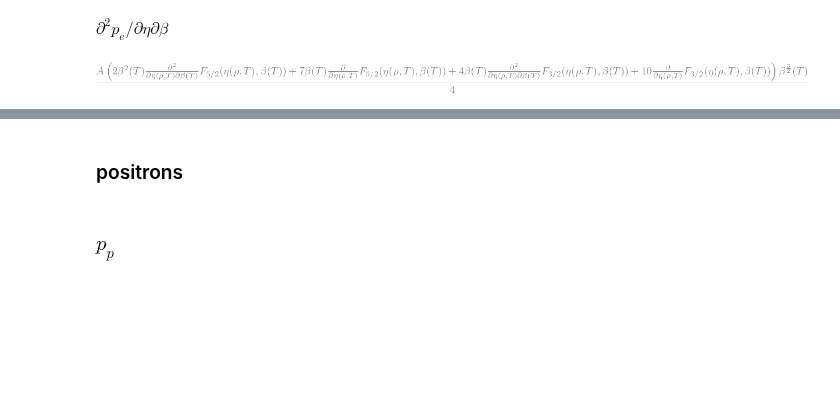
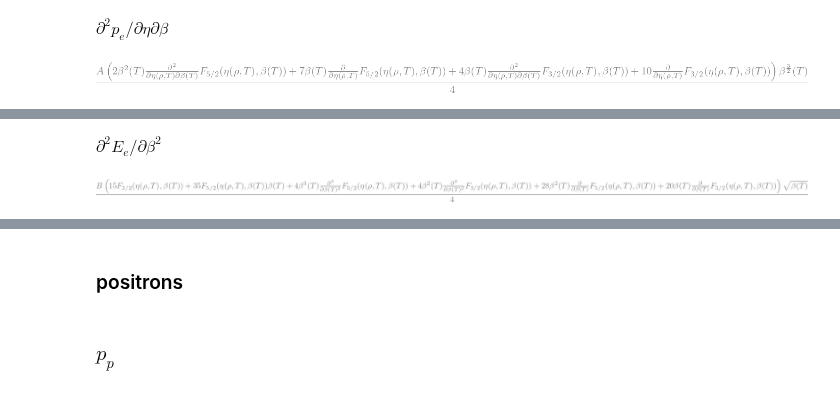
Before and after one commit to zingale/electron_positron_cxx, a Jupyter notebook: degenerate_derivatives.ipynb, the cells around one changed output, grey strips where cells are left out. Saved outputs shown, nothing was run; the diff lists cells and outputs as text; code cells hidden in the pictures; blank space fills up the shorter version.

```diff
--- a/degenerate_derivatives.ipynb
+++ b/degenerate_derivatives.ipynb
@@ -361,0 +382,7 @@ simplify(dEe_dbeta)
+# %% [markdown]
+$\partial^2 E_e / \partial \beta^2$
+# %%
+d2Ee_dbeta2 = diff(E_e_full, beta, beta)
+simplify(d2Ee_dbeta2)
+# %% [output]
+[figure, added]
```
Also changed, not shown: parts of 29 cells of this notebook.
